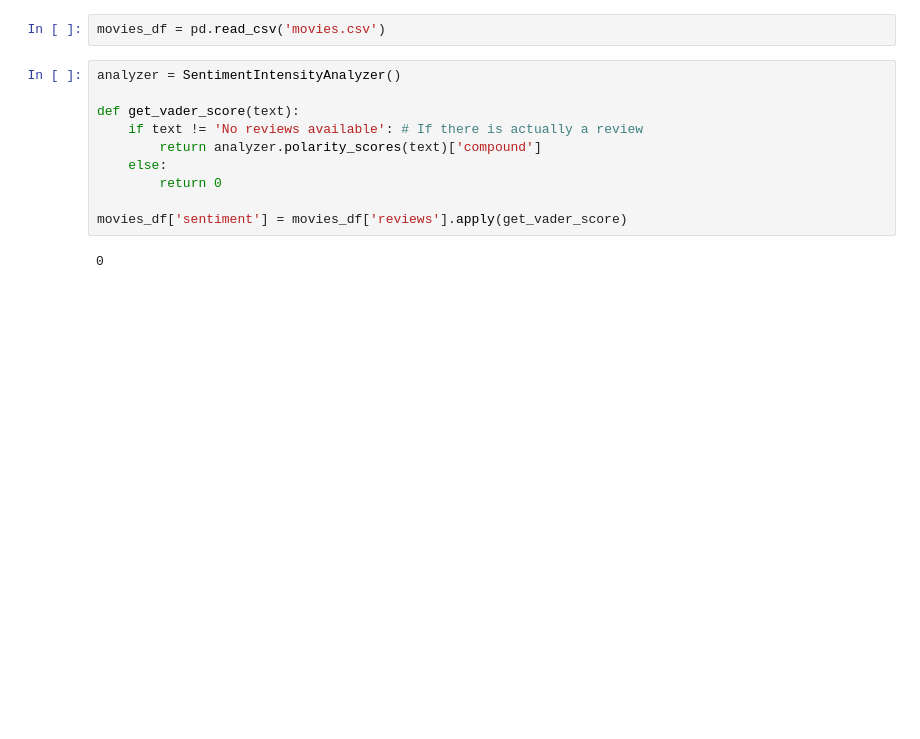
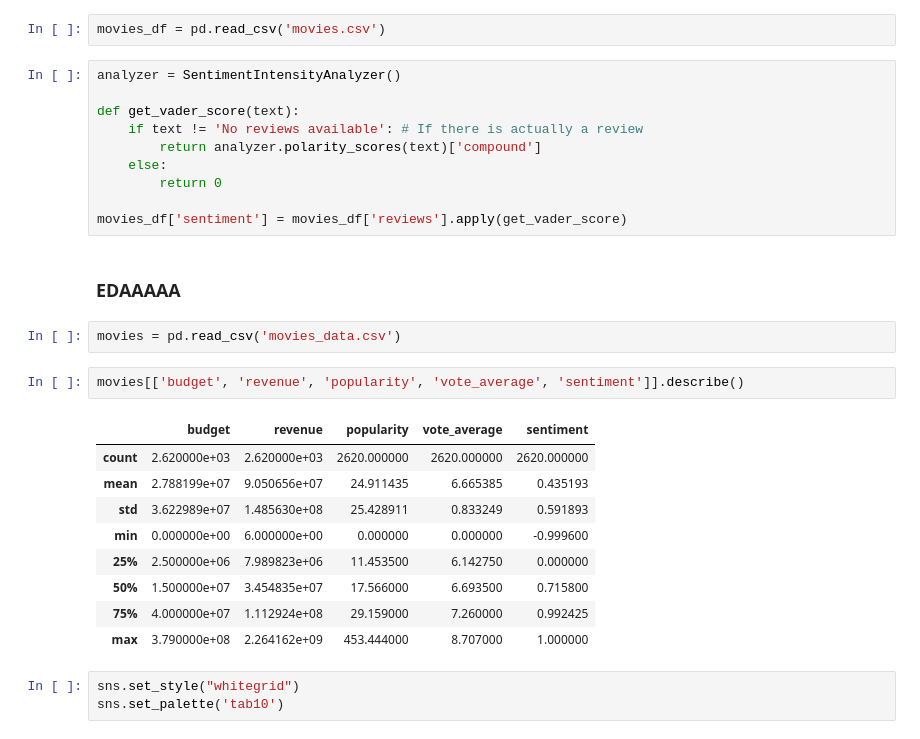
Before and after one commit to jessahal/Box-office-predictions, a Jupyter notebook: box_office_predictions.ipynb, the cells around one changed output. Saved outputs shown, nothing was run; the diff lists cells and outputs as text; blank space fills up the shorter version.

```diff
--- a/box_office_predictions.ipynb
+++ b/box_office_predictions.ipynb
@@ -24,6 +28,22 @@ def get_vader_score(text):
         return 0
 
 movies_df['sentiment'] = movies_df['reviews'].apply(get_vader_score)
+# %% [markdown]
+### EDAAAAA
+# %%
+movies = pd.read_csv('movies_data.csv')
 # %%
+movies[['budget', 'revenue', 'popularity', 'vote_average', 'sentiment']].describe()
 # %% [output]
-0
+|  | budget | revenue | popularity | vote_average | sentiment |
+| count | 2.620000e+03 | 2.620000e+03 | 2620.000000 | 2620.000000 | 2620.000000 |
+| mean | 2.788199e+07 | 9.050656e+07 | 24.911435 | 6.665385 | 0.435193 |
+| std | 3.622989e+07 | 1.485630e+08 | 25.428911 | 0.833249 | 0.591893 |
+| min | 0.000000e+00 | 6.000000e+00 | 0.000000 | 0.000000 | -0.999600 |
+| 25% | 2.500000e+06 | 7.989823e+06 | 11.453500 | 6.142750 | 0.000000 |
+| 50% | 1.500000e+07 | 3.454835e+07 | 17.566000 | 6.693500 | 0.715800 |
+| 75% | 4.000000e+07 | 1.112924e+08 | 29.159000 | 7.260000 | 0.992425 |
+| max | 3.790000e+08 | 2.264162e+09 | 453.444000 | 8.707000 | 1.000000 |
+# %%
+sns.set_style("whitegrid")
+sns.set_palette('tab10')
```
Also changed, not shown: parts of 4 cells of this notebook.
